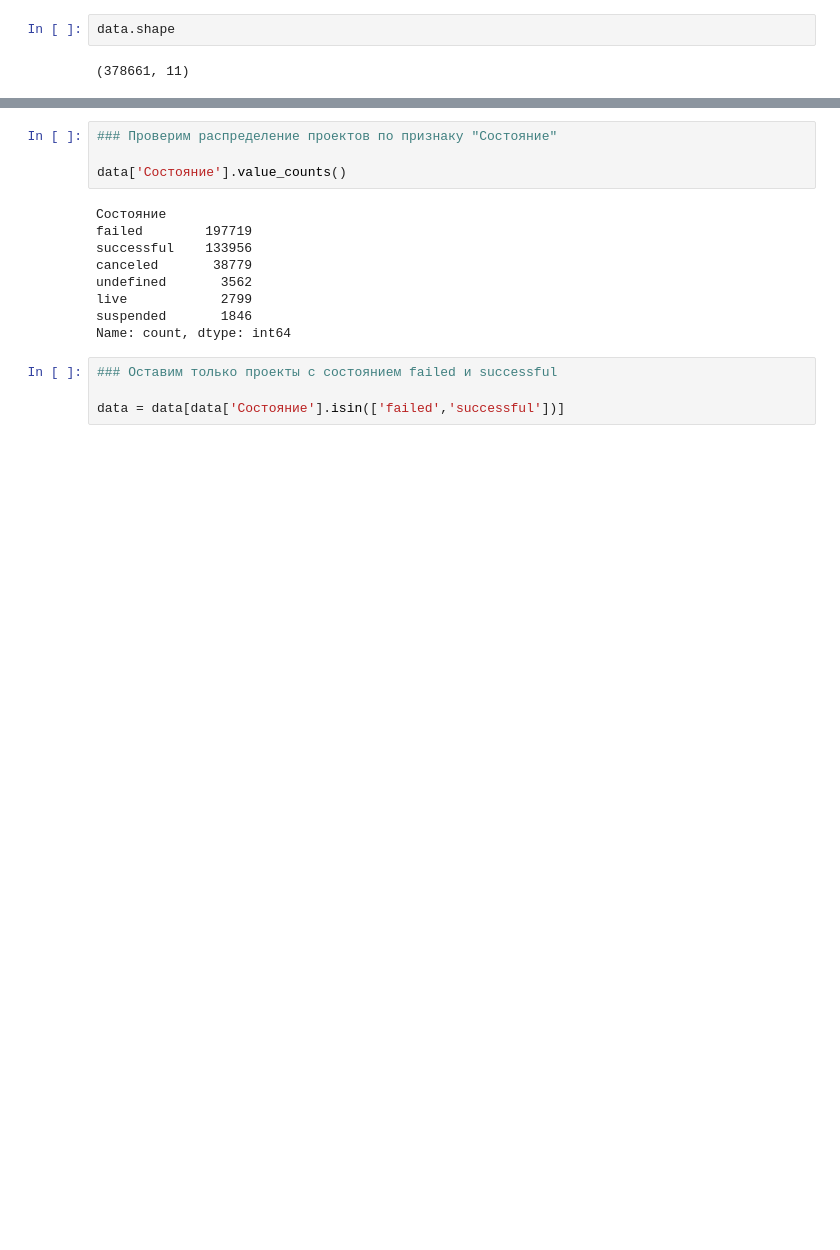
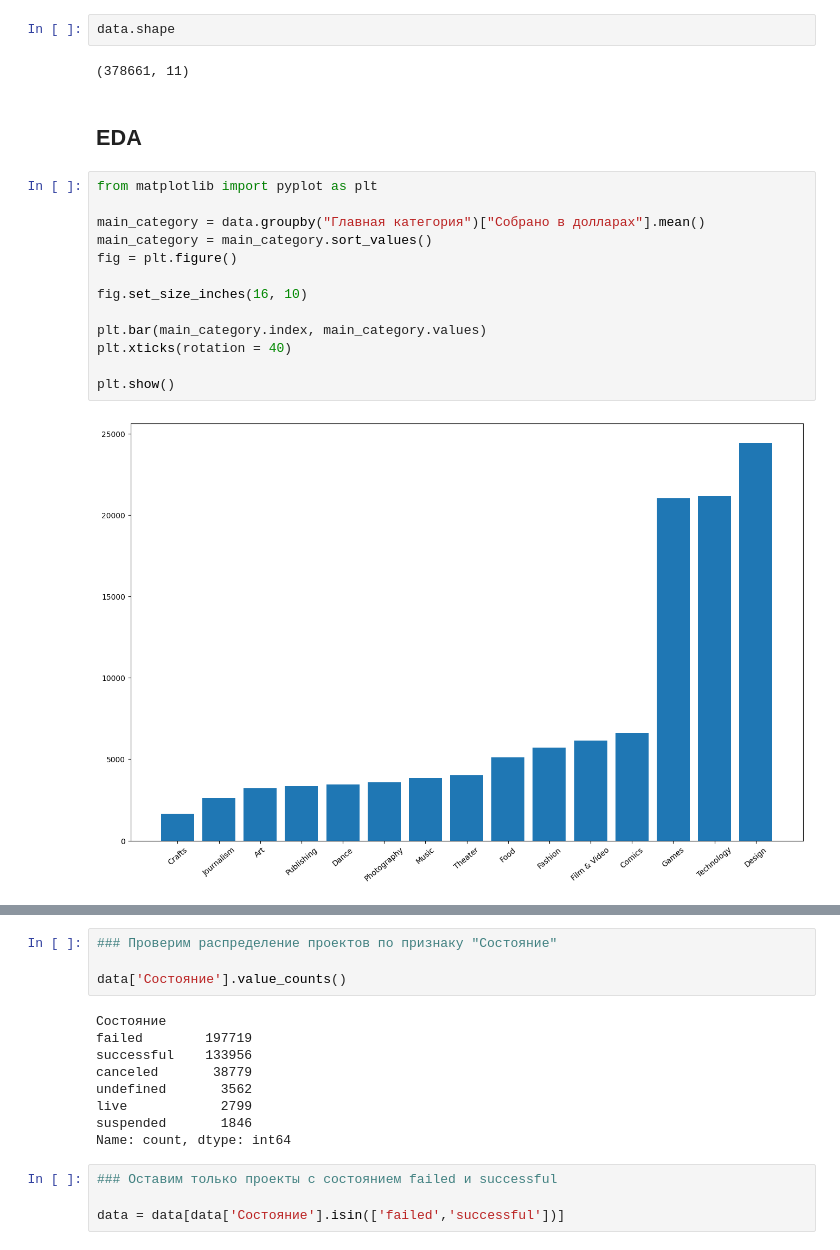
Before and after one commit to TheoRybalov/Kickstarter_ML_pet, a Jupyter notebook: FeatureProcessing.ipynb, the cells around one changed output, grey strips where cells are left out. Saved outputs shown, nothing was run; the diff lists cells and outputs as text; blank space fills up the shorter version.

```diff
--- a/FeatureProcessing.ipynb
+++ b/FeatureProcessing.ipynb
@@ -24,3 +24,20 @@ data.head()
 data.shape
 # %% [output]
 (378661, 11)
+# %% [markdown]
+## EDA
+# %%
+from matplotlib import pyplot as plt
+
+main_category = data.groupby("Главная категория")["Собрано в долларах"].mean()
+main_category = main_category.sort_values()
+fig = plt.figure()
+
+fig.set_size_inches(16, 10)
+
+plt.bar(main_category.index, main_category.values)
+plt.xticks(rotation = 40)
+
+plt.show()
+# %% [output]
+[figure, added]
```
Also changed, not shown: parts of 2 cells of this notebook, 3 other files.
